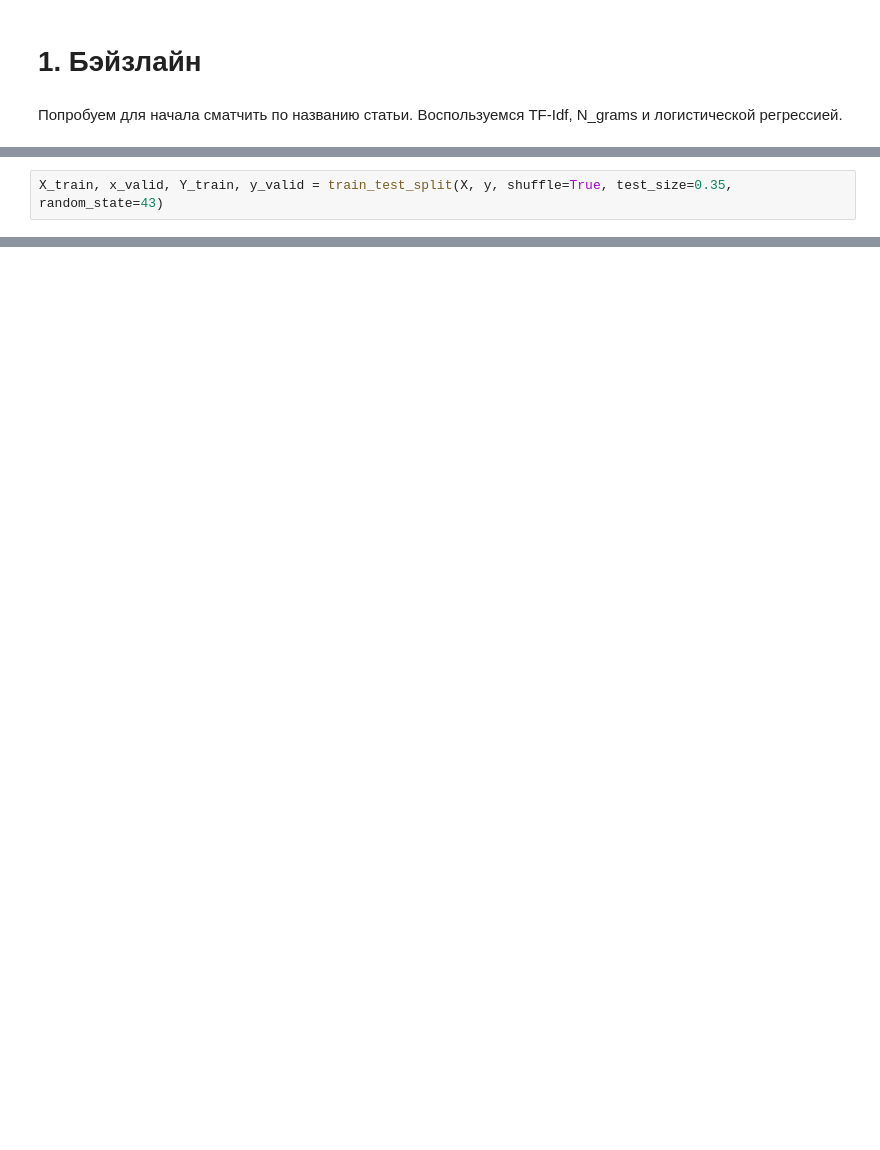
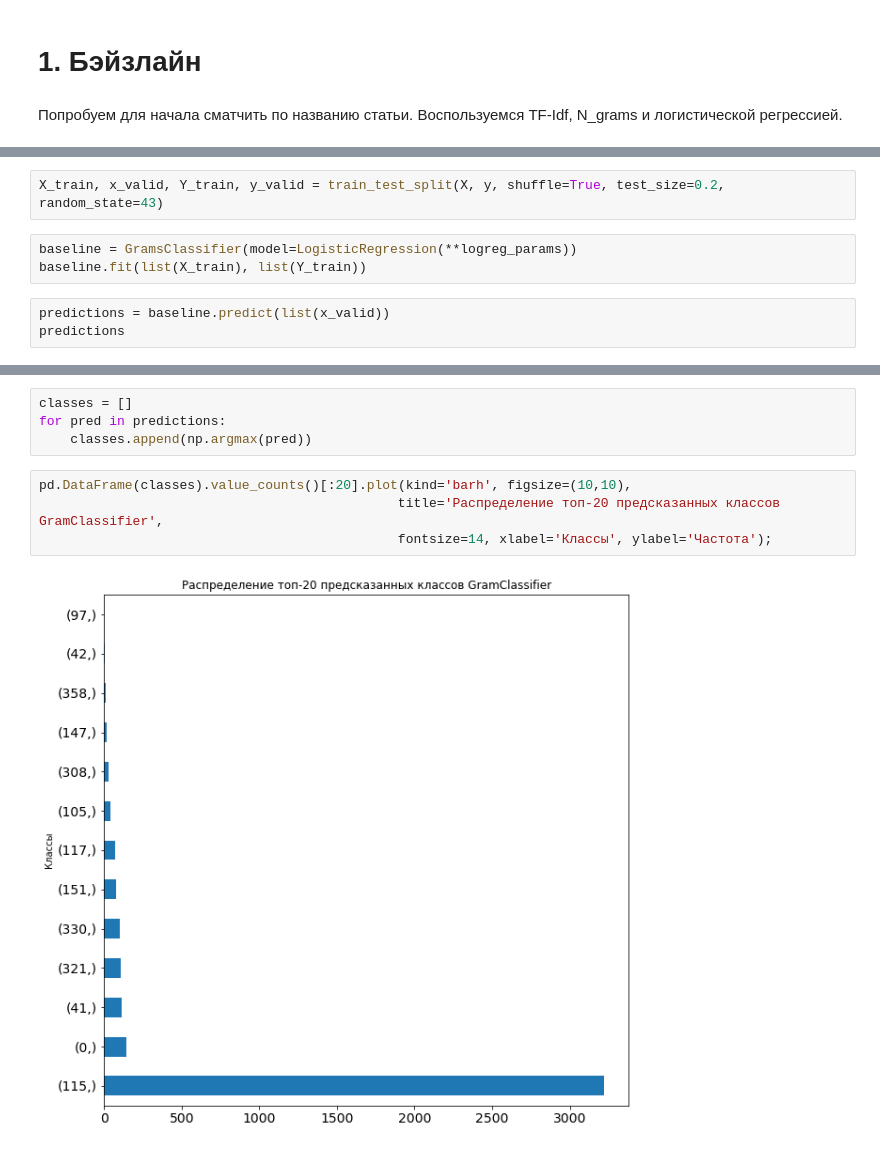
Before and after one commit to doksketch/happy-dating, a Jupyter notebook: sandbox/01_text_matching.ipynb, the cells around one changed output, grey strips where cells are left out. Saved outputs shown, nothing was run; the diff lists cells and outputs as text; blank space fills up the shorter version.

Commit message:
add_gramsclassifier_baseline

```diff
--- a/sandbox/01_text_matching.ipynb
+++ b/sandbox/01_text_matching.ipynb
@@ -116,2 +127,8 @@ Name: pub_title, dtype: float64
 # %%
-X_train, x_valid, Y_train, y_valid = train_test_split(X, y, shuffle=True, test_size=0.35, random_state=43)
+X_train, x_valid, Y_train, y_valid = train_test_split(X, y, shuffle=True, test_size=0.2, random_state=43)
+# %%
+baseline = GramsClassifier(model=LogisticRegression(**logreg_params))
+baseline.fit(list(X_train), list(Y_train))
+# %%
+predictions = baseline.predict(list(x_valid))
+predictions
@@ -117,0 +149,10 @@ X_train, x_valid, Y_train, y_valid = train_test_split(X, y, shuffle=True, test_s
+# %%
+classes = []
+for pred in predictions:
+    classes.append(np.argmax(pred))
+# %%
+pd.DataFrame(classes).value_counts()[:20].plot(kind='barh', figsize=(10,10),
+                                              title='Распределение топ-20 предсказанных классов GramClassifier',
+                                              fontsize=14, xlabel='Классы', ylabel='Частота');
+# %% [output]
+[figure, added]
```
Also changed, not shown: parts of 13 cells of this notebook.
